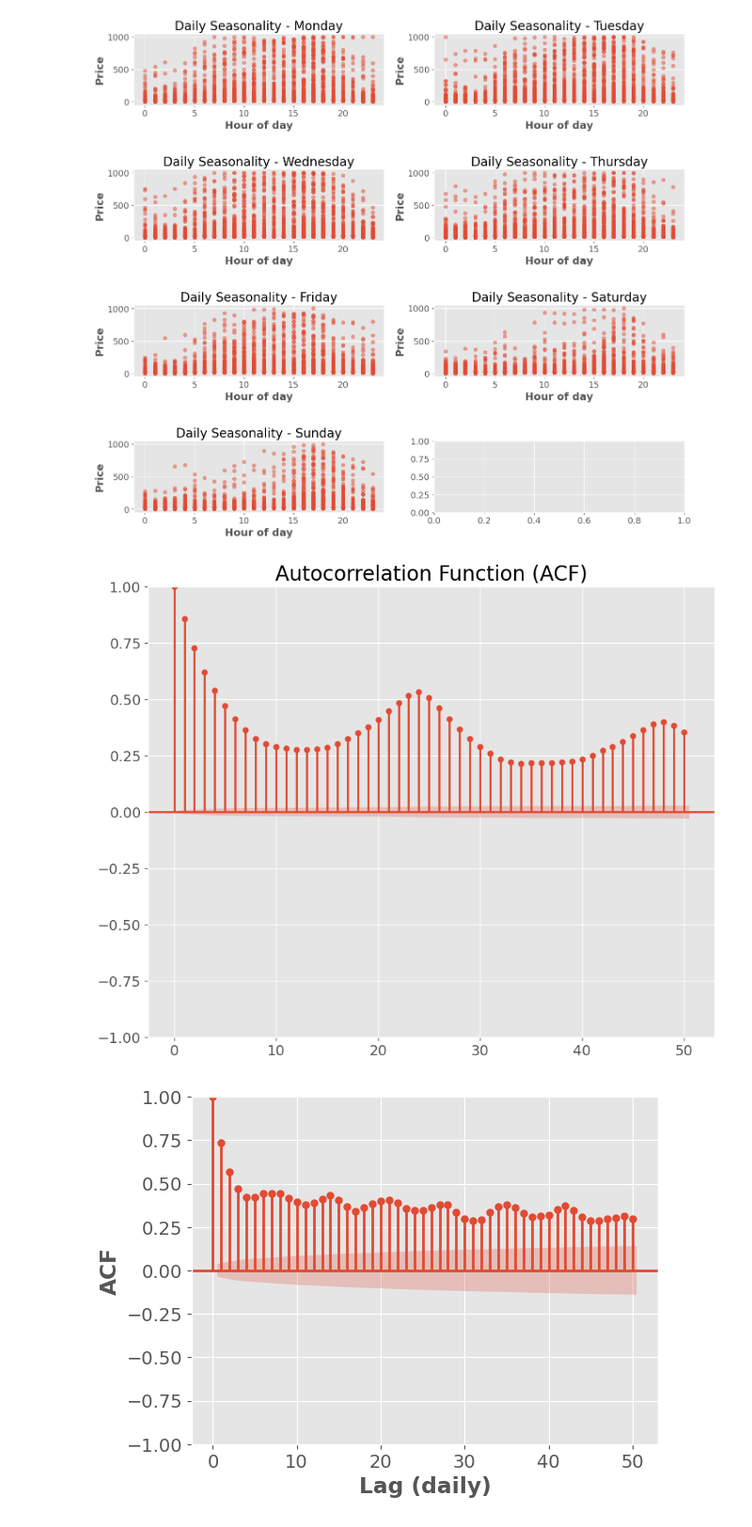
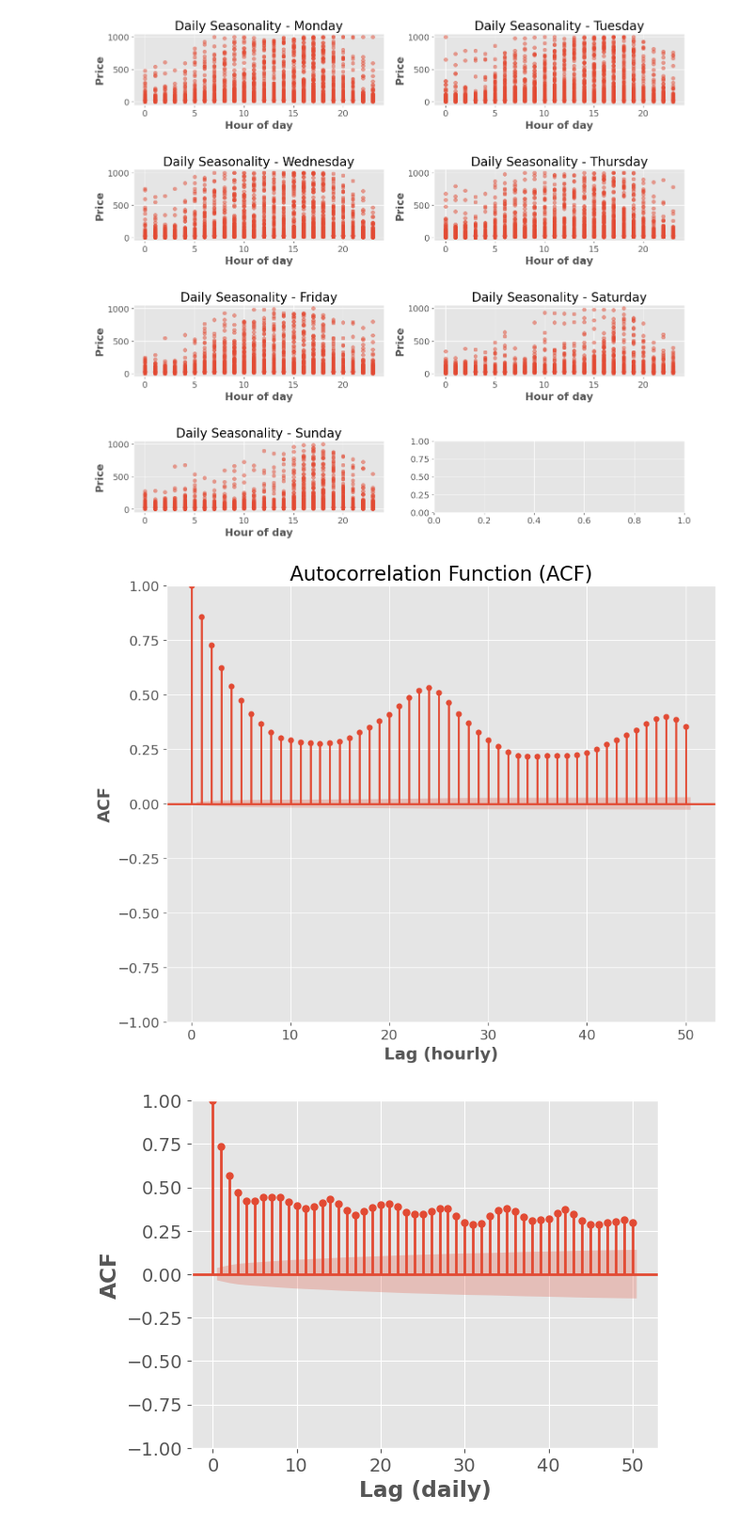
Before and after one commit to slalom-ubc-mds/Power-Price-Prediction, a Jupyter notebook: proposal/proposal.ipynb, the cells around one changed output. Shown at 94% size. Saved outputs shown, nothing was run; the diff lists cells and outputs as text; code cells hidden in the pictures.

```diff
--- a/proposal/proposal.ipynb
+++ b/proposal/proposal.ipynb
@@ -62,23 +59,25 @@ plt.show()
 # %%
 import numpy as np
 import pandas as pd
 import warnings
 warnings.filterwarnings('ignore')
 import matplotlib.pyplot as plt
 from statsmodels.graphics.tsaplots import plot_acf, plot_pacf
 from statsmodels.graphics.tsaplots import plot_acf, seasonal_plot, month_plot
 
 
 # Plot the ACF and PACF plots
 fig, axs = plt.subplots(nrows=1, figsize=(10, 8))
 
 # ACF plot
 plot_acf(df['price'], lags=50, ax=axs)
 axs.set_title('Autocorrelation Function (ACF)')
+plt.ylabel("ACF")
+plt.xlabel("Lag (hourly)");
 
 plt.show()
 # %% [output]
-[figure, old version]
+[figure, new version]
 # %%
 fig = plot_acf(df["price"].resample("D").mean(), lags=50, title=None, bartlett_confint=True)
 plt.ylabel("ACF")
```
Also changed, not shown: parts of 2 cells of this notebook.
